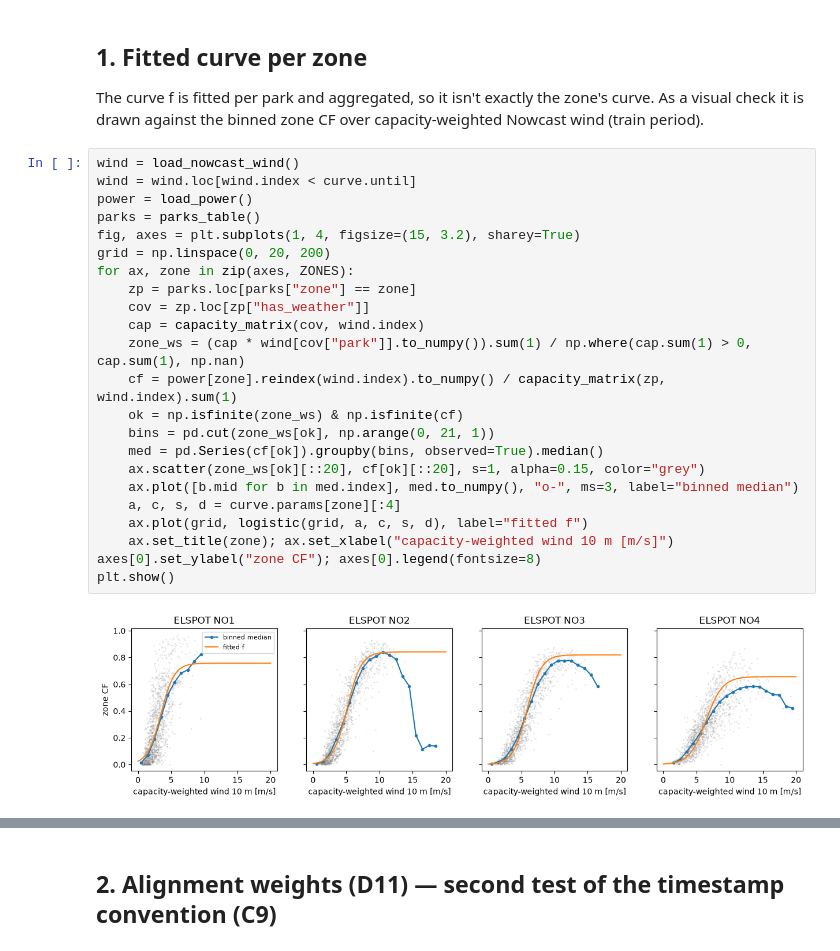
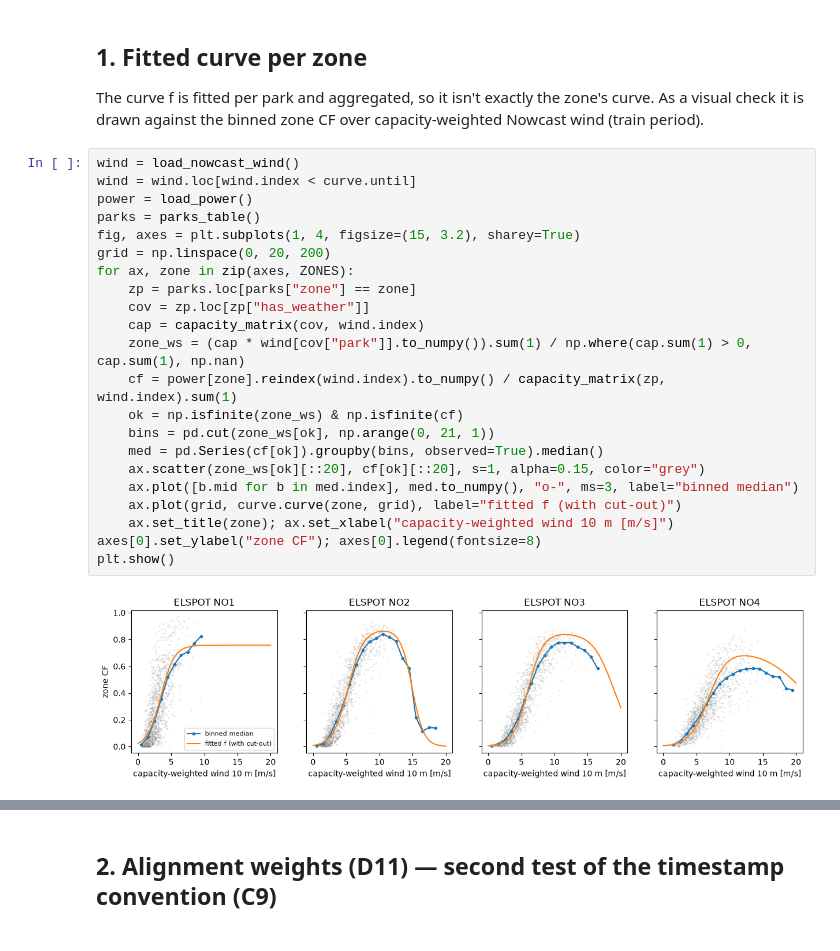
Before and after one commit to RamiChumber/WindAI-probabilistic-forecasting, a Jupyter notebook: notebooks/03_pipeline_check.ipynb, the cells around one changed output, grey strips where cells are left out. Drawn from its saved outputs; the diff is of its cells as text.

Commit message:
Implemented cut-out factor for wind power curves for each bidding zone

```diff
--- a/notebooks/03_pipeline_check.ipynb
+++ b/notebooks/03_pipeline_check.ipynb
@@ -40,25 +40,24 @@ drawn against the binned zone CF over capacity-weighted Nowcast wind (train peri
 # %%
 wind = load_nowcast_wind()
 wind = wind.loc[wind.index < curve.until]
 power = load_power()
 parks = parks_table()
 fig, axes = plt.subplots(1, 4, figsize=(15, 3.2), sharey=True)
 grid = np.linspace(0, 20, 200)
 for ax, zone in zip(axes, ZONES):
     zp = parks.loc[parks["zone"] == zone]
     cov = zp.loc[zp["has_weather"]]
     cap = capacity_matrix(cov, wind.index)
     zone_ws = (cap * wind[cov["park"]].to_numpy()).sum(1) / np.where(cap.sum(1) > 0, cap.sum(1), np.nan)
     cf = power[zone].reindex(wind.index).to_numpy() / capacity_matrix(zp, wind.index).sum(1)
     ok = np.isfinite(zone_ws) & np.isfinite(cf)
     bins = pd.cut(zone_ws[ok], np.arange(0, 21, 1))
     med = pd.Series(cf[ok]).groupby(bins, observed=True).median()
     ax.scatter(zone_ws[ok][::20], cf[ok][::20], s=1, alpha=0.15, color="grey")
     ax.plot([b.mid for b in med.index], med.to_numpy(), "o-", ms=3, label="binned median")
-    a, c, s, d = curve.params[zone][:4]
-    ax.plot(grid, logistic(grid, a, c, s, d), label="fitted f")
+    ax.plot(grid, curve.curve(zone, grid), label="fitted f (with cut-out)")
     ax.set_title(zone); ax.set_xlabel("capacity-weighted wind 10 m [m/s]")
 axes[0].set_ylabel("zone CF"); axes[0].legend(fontsize=8)
 plt.show()
 # %% [output]
-[figure, old version]
+[figure, new version]
```
Also changed, not shown: parts of 11 cells of this notebook, 2 other files.
